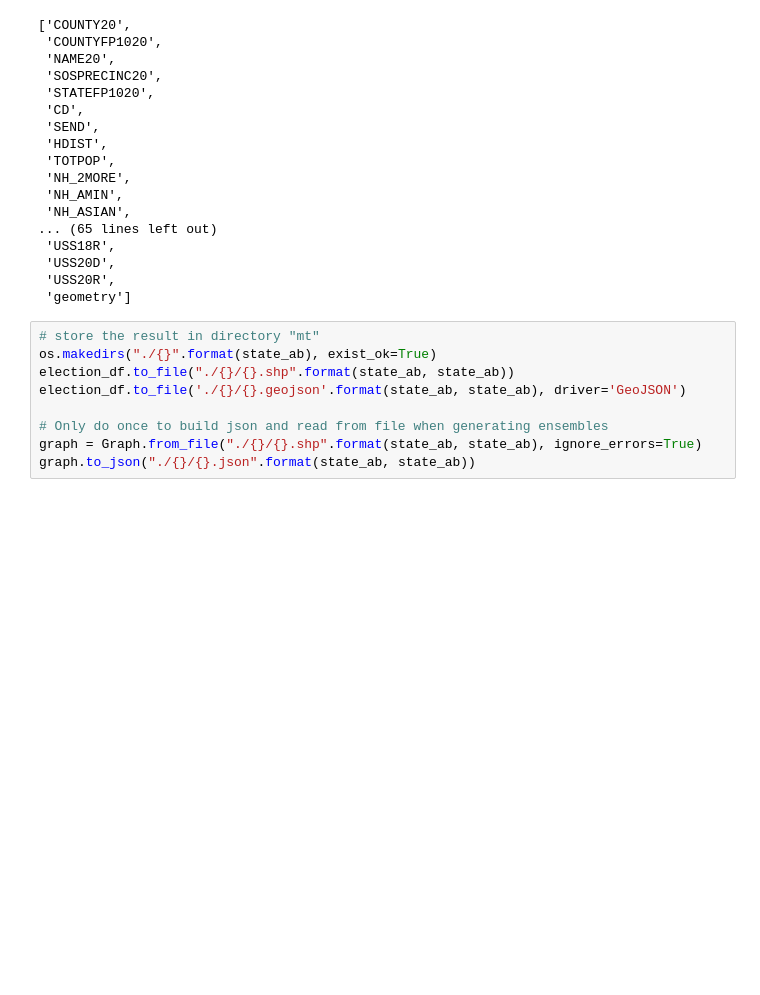
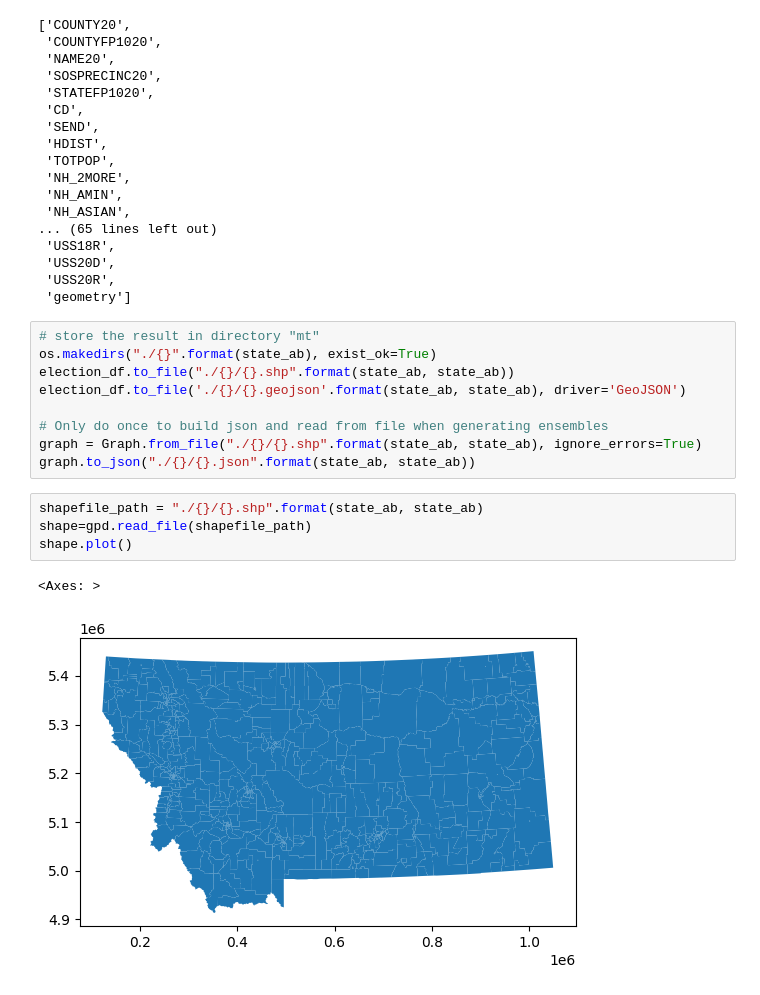
Before and after one commit to eveomett-states/Montana, a Jupyter notebook: mt.ipynb, the cells around one changed output. Saved outputs shown, nothing was run; the diff lists cells and outputs as text; blank space fills up the shorter version.

```diff
--- a/mt.ipynb
+++ b/mt.ipynb
@@ -484,3 +476,10 @@ election_df.to_file('./{}/{}.geojson'.format(state_ab, state_ab), driver='GeoJSO
 # Only do once to build json and read from file when generating ensembles
 graph = Graph.from_file("./{}/{}.shp".format(state_ab, state_ab), ignore_errors=True)
 graph.to_json("./{}/{}.json".format(state_ab, state_ab))
+# %%
+shapefile_path = "./{}/{}.shp".format(state_ab, state_ab)
+shape=gpd.read_file(shapefile_path)
+shape.plot()
+# %% [output]
+<Axes: >
+[figure, added]
```
Also changed, not shown: parts of 11 cells of this notebook.
